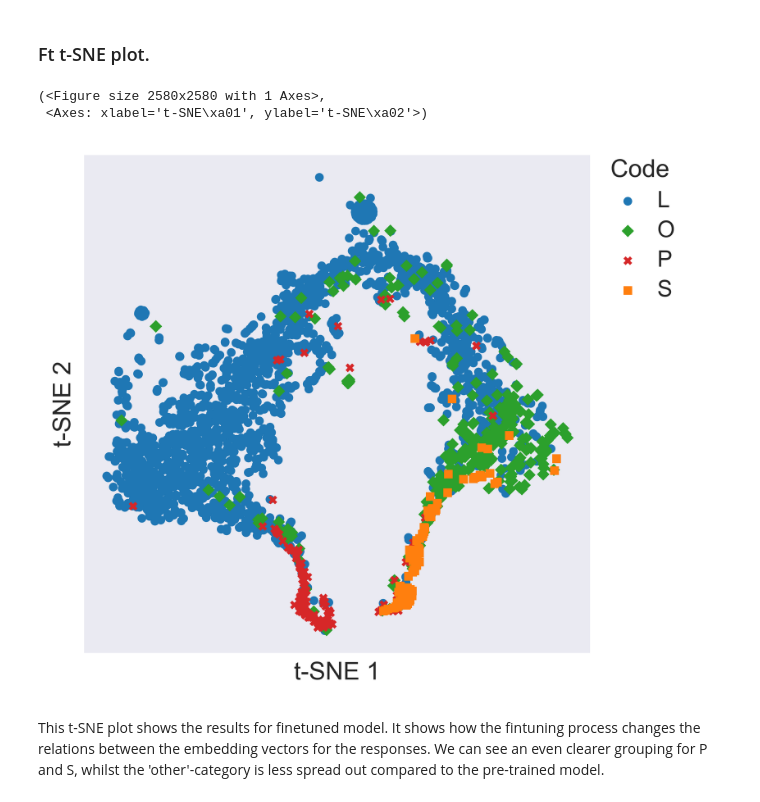
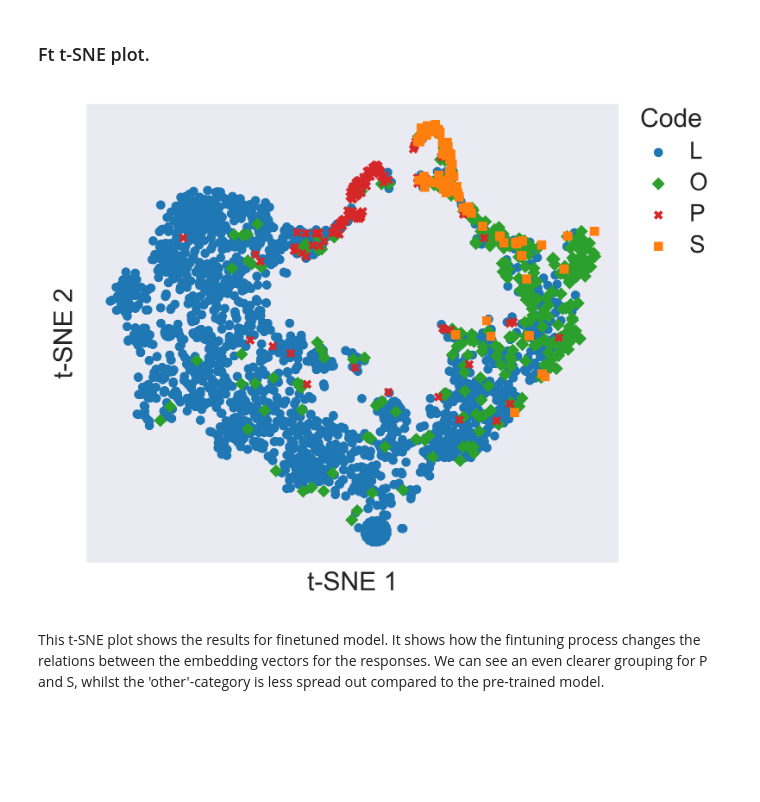
Before and after one commit to halvorty/text2embedding2category, a Jupyter notebook: finetune.ipynb, the cells around one changed output. Cells and saved outputs as stored; diff of their text form; code cells hidden in the pictures; blank space fills up the shorter version.

Commit message:
Push plot

```diff
--- a/finetune.ipynb
+++ b/finetune.ipynb
@@ -219,7 +223,7 @@ def create_finetune_dataframe(centroids):
     return combinations_df
 # %%
 # Create a finetune dataset
-data = pd.read_excel('data/selected_responses.xlsx')
+data = pd.read_excel('data/centroids_expanded.xlsx')
 ft_dataframe = create_finetune_dataframe(data)
 # %% [markdown]
 <a class="anchor" id="two_b"></a>
@@ -290,10 +300,8 @@ dataset.head()
 # %%
 fig, ax = plot_tsne_embeddings(embedding_matrix = ft_embeddings,
                                 codes = dataset['code'],
-                                save_as='tsne_no_finetune.png')
+                                save_as='tsne_yes_finetune.png')
 # %% [output]
-(<Figure size 2580x2580 with 1 Axes>,
- <Axes: xlabel='t-SNE\xa01', ylabel='t-SNE\xa02'>)
-[figure, old version]
+[figure, new version]
 # %% [markdown]
 This t-SNE plot shows the results for finetuned model. It shows how the fintuning process changes the relations between the embedding vectors for the responses. We can see an even clearer grouping for P and S, whilst the 'other'-category is less spread out compared to the pre-trained model.
```
Also changed, not shown: parts of 4 cells of this notebook, 2 other files.
